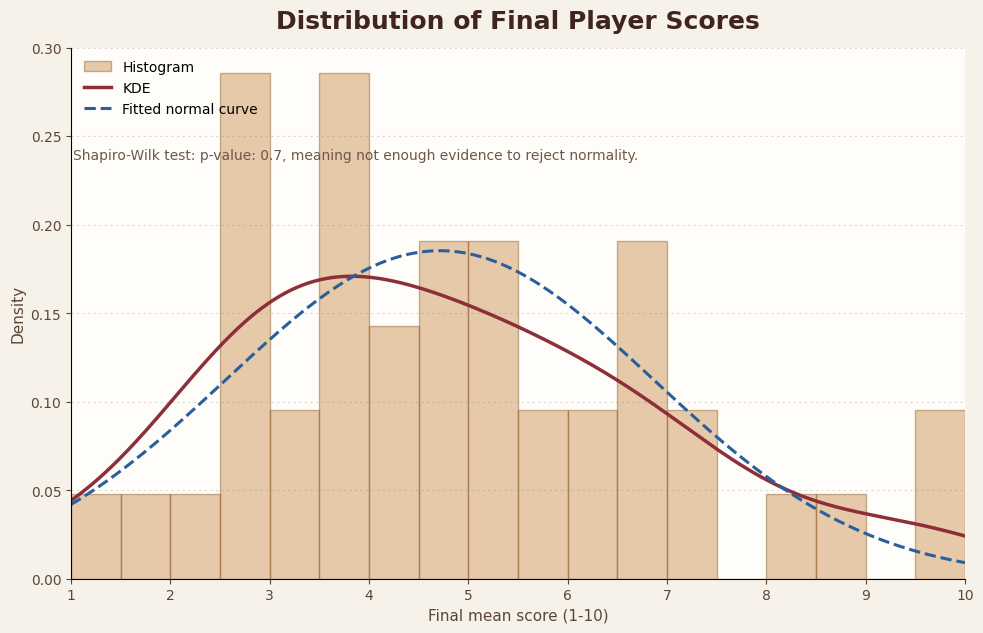
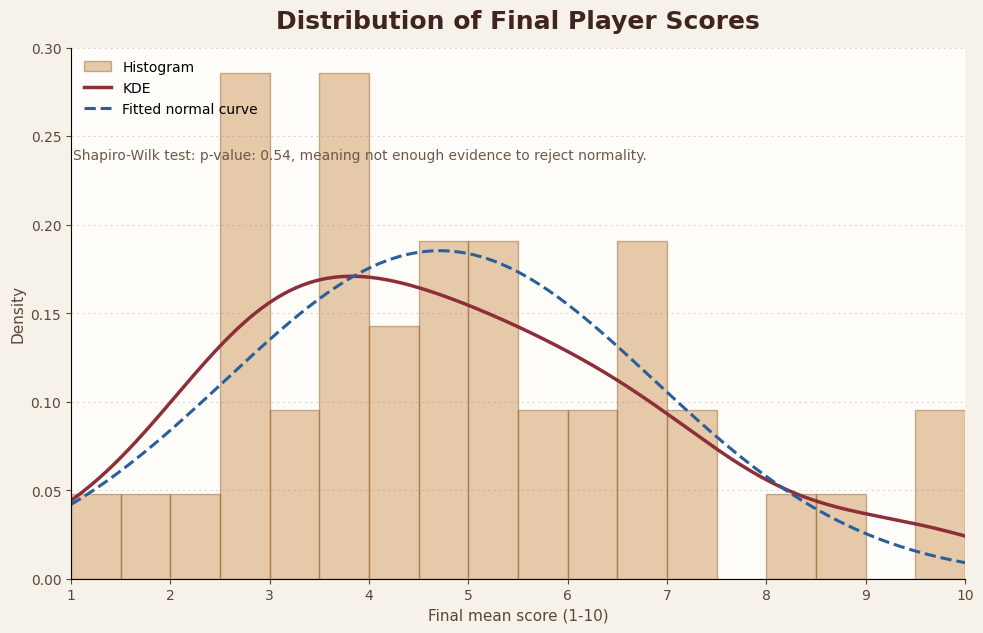
Code edit (unified diff) that turned the first committed figure into the second:
--- before
+++ after
@@ -35,5 +35,6 @@
 #ax.text(1.02, ax.get_ylim()[1] * 0.93, f"n = {len(final_scores)} players", fontsize=10, color="#6c5848")
 #ax.text(1.02, ax.get_ylim()[1] * 0.86, f"Normal fit: mu = {mu:.2f}, sigma = {sigma:.2f}", fontsize=10, color="#6c5848")
-ax.text(1.02, ax.get_ylim()[1] * 0.79, "Shapiro-Wilk test: p-value: 0.7, meaning not enough evidence to reject normality.", fontsize=10, color="#6c5848")
+shapiro_result = "not enough evidence to reject normality" if shapiro_p >= 0.05 else "evidence to reject normality"
+ax.text(1.02, ax.get_ylim()[1] * 0.79, f"Shapiro-Wilk test: p-value: {shapiro_p:.2f}, meaning {shapiro_result}.", fontsize=10, color="#6c5848")
 
 plt.tight_layout(pad=1.3)

Commit: Use calculated p-value in distribution plot